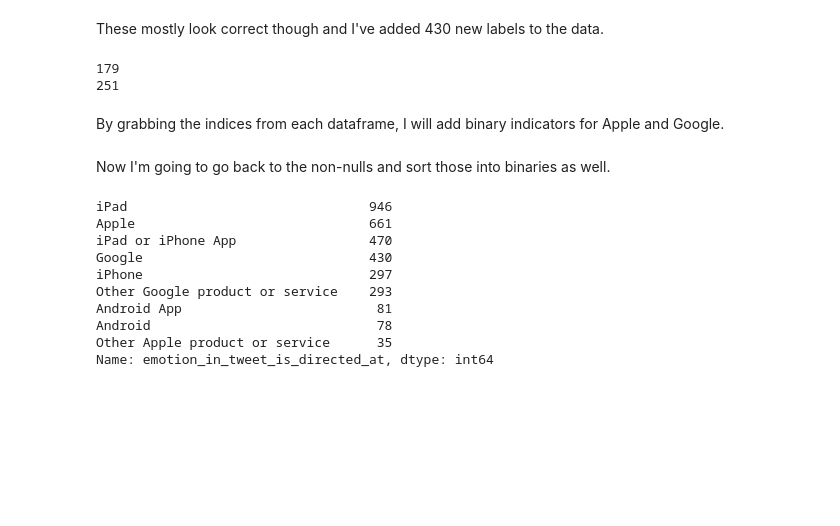
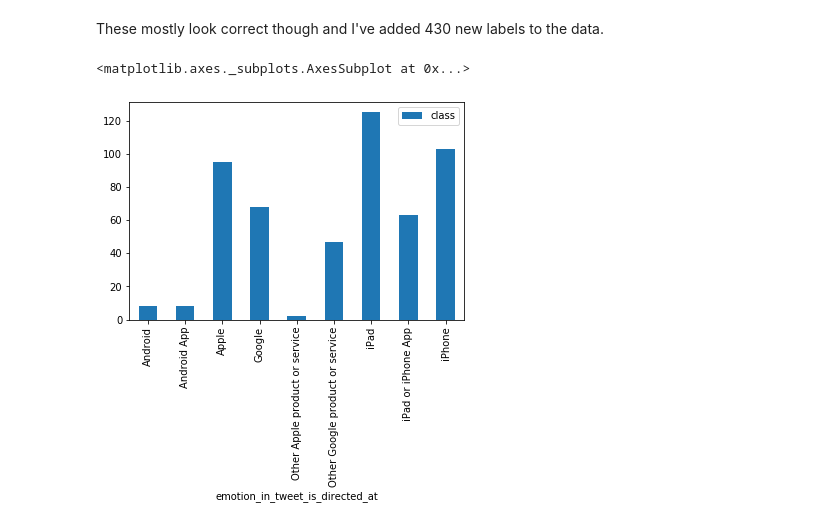
Before and after one commit to christisarv/NLP-sentiment-analysis, a Jupyter notebook: Data Exploration Notebook.ipynb, the cells around one changed output. Drawn from its saved outputs; the diff is of its cells as text; code cells hidden in the pictures; blank space fills up the shorter version.

```diff
--- a/Data Exploration Notebook.ipynb
+++ b/Data Exploration Notebook.ipynb
@@ -229,39 +244,19 @@ google_nulls.head()
 # %% [markdown]
 These mostly look correct though and I've added 430 new labels to the data.
-# %%
-print(len(apple_nulls))
-print(len(google_nulls))
-# %% [output]
-179
-251
-# %% [markdown]
-By grabbing the indices from each dataframe, I will add binary indicators for Apple and Google.
-# %%
-raw_data['apple'] = 0
-for i in apple_nulls.index:
-    raw_data['apple'] = 1
-# %%
-raw_data['google'] = 0
-for i in google_nulls.index:
-    raw_data['google'] = 1
-# %% [markdown]
-Now I'm going to go back to the non-nulls and sort those into binaries as well.
-# %%
-raw_data['emotion_in_tweet_is_directed_at'].value_counts()
-# %% [output]
-iPad                               946
-Apple                              661
-iPad or iPhone App                 470
-Google                             430
-iPhone                             297
-Other Google product or service    293
-Android App                         81
-Android                             78
-Other Apple product or service      35
-Name: emotion_in_tweet_is_directed_at, dtype: int64
 # %%
-for value in raw_data['emotion_in_tweet_is_directed_at']:
-    if value == 'iPad' or 'Apple' or'iPad or iPhone App' or 'iPhone' or 'Other Apple product or service':
-        raw_data['apple'] = 1
-    elif value == 'Google' or 'Android App' or'Android' or 'Other Google product or service':
-        raw_data['google'] = 1
+# binary indicator
+# for value in raw_data['emotion_in_tweet_is_directed_at']:
+#     if value == 'iPad' or 'Apple' or'iPad or iPhone App' or 'iPhone' or 'Other Apple product or service':
+#         raw_data['apple'] = 1
+
+# for value in raw_data['emotion_in_tweet_is_directed_at']:
+#     if value == 'Google' or 'Android App' or'Android' or 'Other Google product or service':
+#         raw_data['google'] = 1
+# %%
+grouped_negative = raw_data[raw_data['class'] == 0].groupby('emotion_in_tweet_is_directed_at').count()
+grouped_negative = grouped_negative.drop(columns=['tweet_text', 'is_there_an_emotion_directed_at_a_brand_or_product'])
+# %%
+grouped_negative.plot(kind='bar', stacked=True)
+# %% [output]
+<matplotlib.axes._subplots.AxesSubplot at 0x...>
+[figure, added]
```
Also changed, not shown: parts of 22 cells of this notebook.
